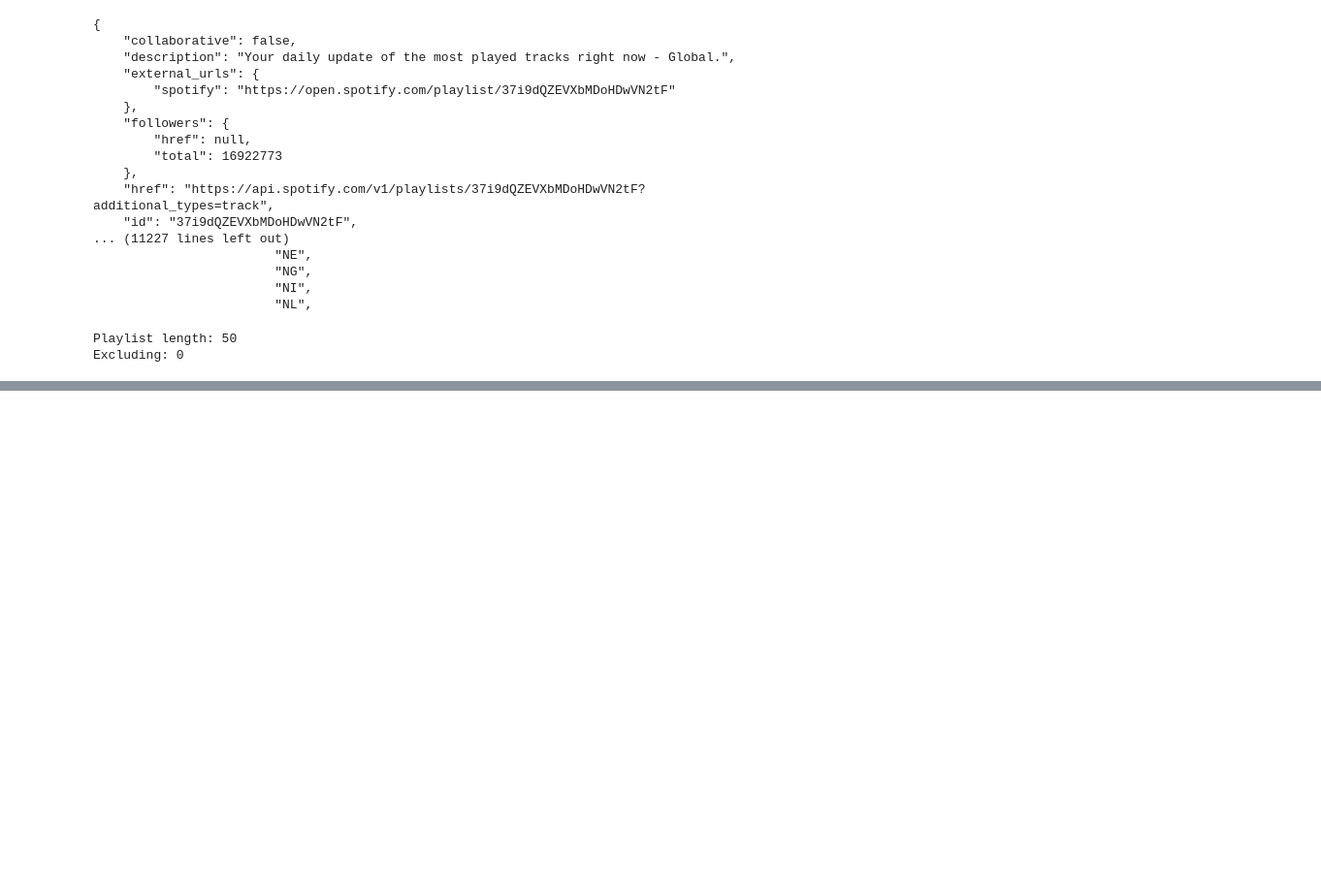
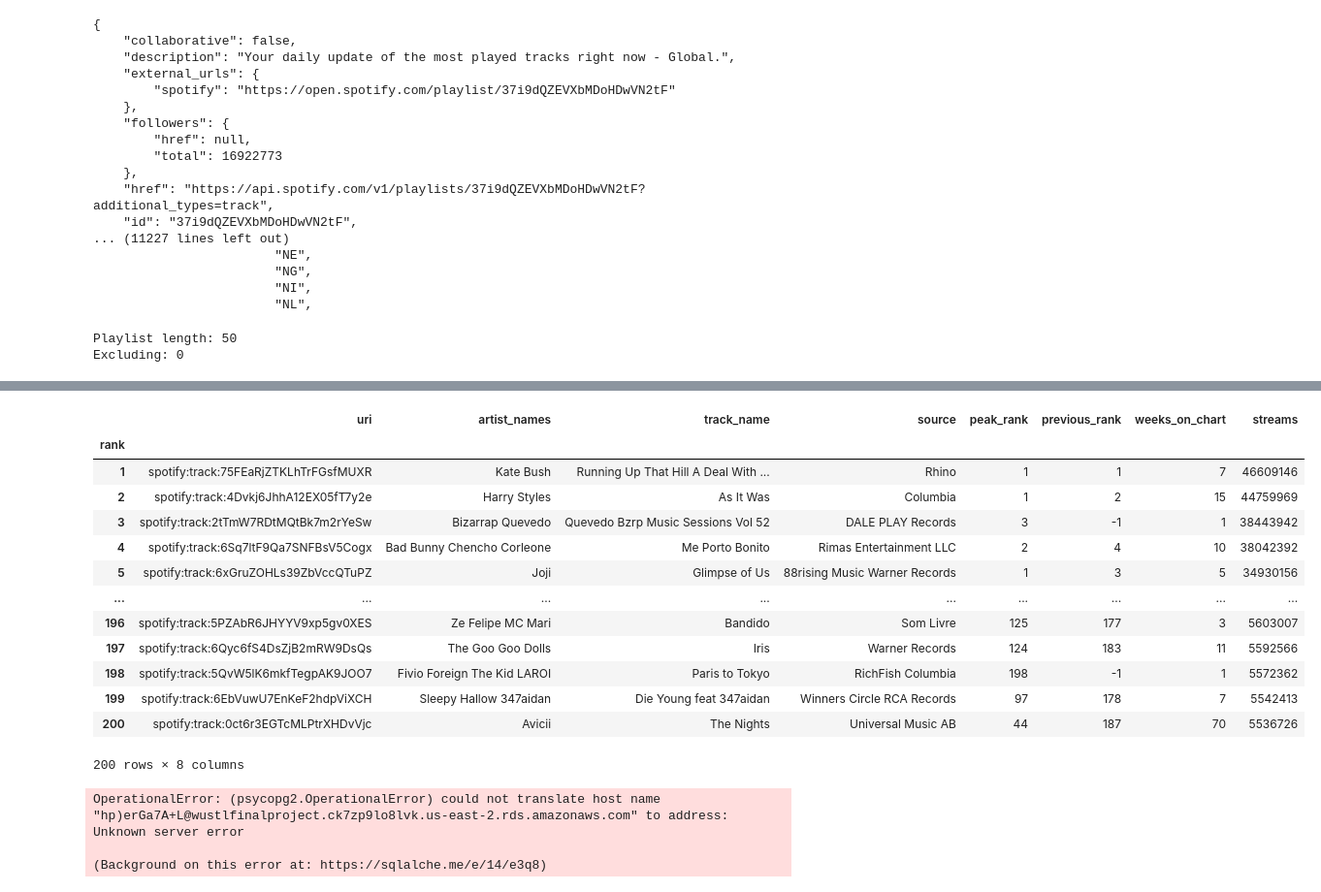
Before and after one commit to Azykan/Final-Project, a Jupyter notebook: source_code.ipynb, the cells around one changed output, grey strips where cells are left out. Shown at 97% size. Drawn from its saved outputs; the diff is of its cells as text; code cells hidden in the pictures; blank space fills up the shorter version.

```diff
--- a/source_code.ipynb
+++ b/source_code.ipynb
@@ -179,0 +187,20 @@ spotify_df.head()
+# %%
+# Setting the index
+sp_df = spotify_df.set_index('rank')
+# %%
+sp_df
+# %% [output]
+|  | uri | artist_names | track_name | source | peak_rank | previous_rank | weeks_on_chart | streams |
+| rank |  |  |  |  |  |  |  |  |
+| 1 | spotify:track:75FEaRjZTKLhTrFGsfMUXR | Kate Bush | Running Up That Hill A Deal With ... | Rhino | 1 | 1 | 7 | 46609146 |
+| 2 | spotify:track:4Dvkj6JhhA12EX05fT7y2e | Harry Styles | As It Was | Columbia | 1 | 2 | 15 | 44759969 |
+| 3 | spotify:track:2tTmW7RDtMQtBk7m2rYeSw | Bizarrap Quevedo | Quevedo Bzrp Music Sessions Vol 52 | DALE PLAY Records | 3 | -1 | 1 | 38443942 |
+| 4 | spotify:track:6Sq7ltF9Qa7SNFBsV5Cogx | Bad Bunny Chencho Corleone | Me Porto Bonito | Rimas Entertainment LLC | 2 | 4 | 10 | 38042392 |
+| 5 | spotify:track:6xGruZOHLs39ZbVccQTuPZ | Joji | Glimpse of Us | 88rising Music Warner Records | 1 | 3 | 5 | 34930156 |
+| ... | ... | ... | ... | ... | ... | ... | ... | ... |
+| 196 | spotify:track:5PZAbR6JHYYV9xp5gv0XES | Ze Felipe MC Mari | Bandido | Som Livre | 125 | 177 | 3 | 5603007 |
+| 197 | spotify:track:6Qyc6fS4DsZjB2mRW9DsQs | The Goo Goo Dolls | Iris | Warner Records | 124 | 183 | 11 | 5592566 |
+| 198 | spotify:track:5QvW5lK6mkfTegpAK9JOO7 | Fivio Foreign The Kid LAROI | Paris to Tokyo | RichFish Columbia | 198 | -1 | 1 | 5572362 |
+| 199 | spotify:track:6EbVuwU7EnKeF2hdpViXCH | Sleepy Hallow 347aidan | Die Young feat 347aidan | Winners Circle RCA Records | 97 | 178 | 7 | 5542413 |
+| 200 | spotify:track:0ct6r3EGTcMLPtrXHDvVjc | Avicii | The Nights | Universal Music AB | 44 | 187 | 70 | 5536726 |
+200 rows × 8 columns
@@ -179,0 +219,7 @@ spotify_df.head()
+# %%
+# This cell is broken--need further tweaks.  Data set is already up on RDS
+cleaned_sp_df.to_sql('weekly_global_streams', con = engine, schema="public", if_exists="replace", index=False)
+# %% [output]
+OperationalError: (psycopg2.OperationalError) could not translate host name "hp)erGa7A+L@wustlfinalproject.ck7zp9lo8lvk.us-east-2.rds.amazonaws.com" to address: Unknown server error
+
+(Background on this error at: https://sqlalche.me/e/14/e3q8)
```
Also changed, not shown: parts of 8 cells of this notebook, 1 other file.
